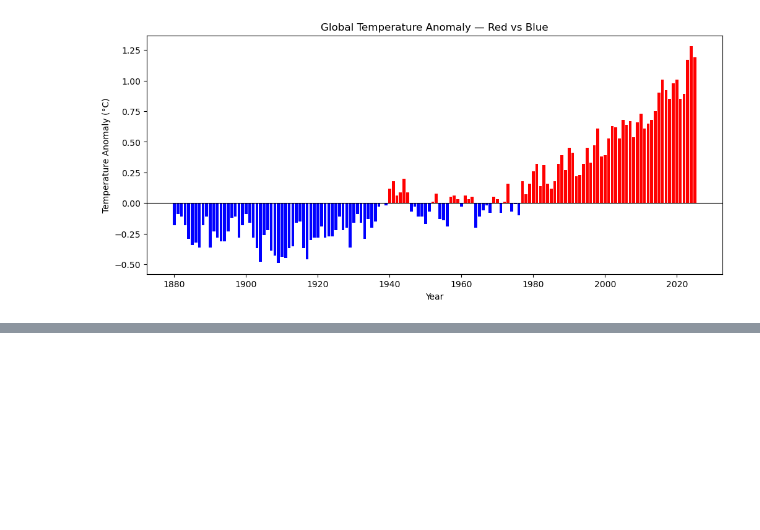
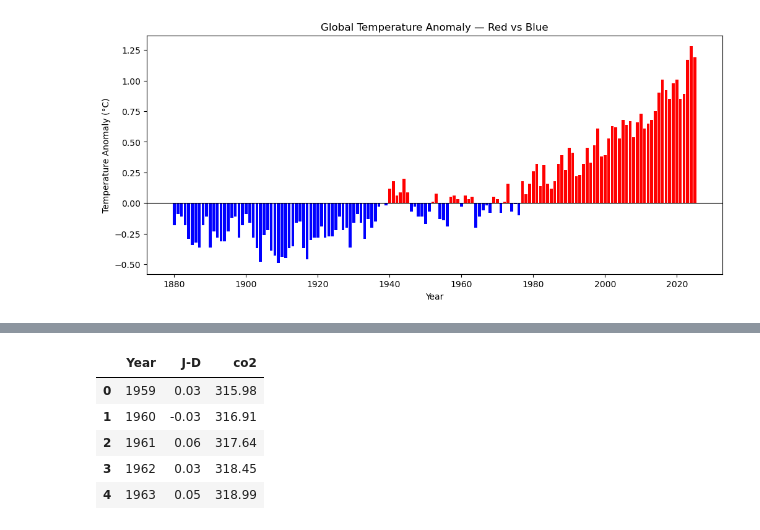
Before and after one commit to mahekshahh/climate-analysis, a Jupyter notebook: climate_analysis.ipynb, the cells around one changed output, grey strips where cells are left out. Saved outputs shown, nothing was run; the diff lists cells and outputs as text; code cells hidden in the pictures; blank space fills up the shorter version.

```diff
--- a/climate_analysis.ipynb
+++ b/climate_analysis.ipynb
@@ -214,0 +232,10 @@ plt.show()
+# %%
+merged = pd.merge(df, co2[["Year", "co2"]], on="Year")
+merged.head()
+# %% [output]
+|  | Year | J-D | co2 |
+| 0 | 1959 | 0.03 | 315.98 |
+| 1 | 1960 | -0.03 | 316.91 |
+| 2 | 1961 | 0.06 | 317.64 |
+| 3 | 1962 | 0.03 | 318.45 |
+| 4 | 1963 | 0.05 | 318.99 |
```
Also changed, not shown: parts of 3 cells of this notebook, 1 other file.
